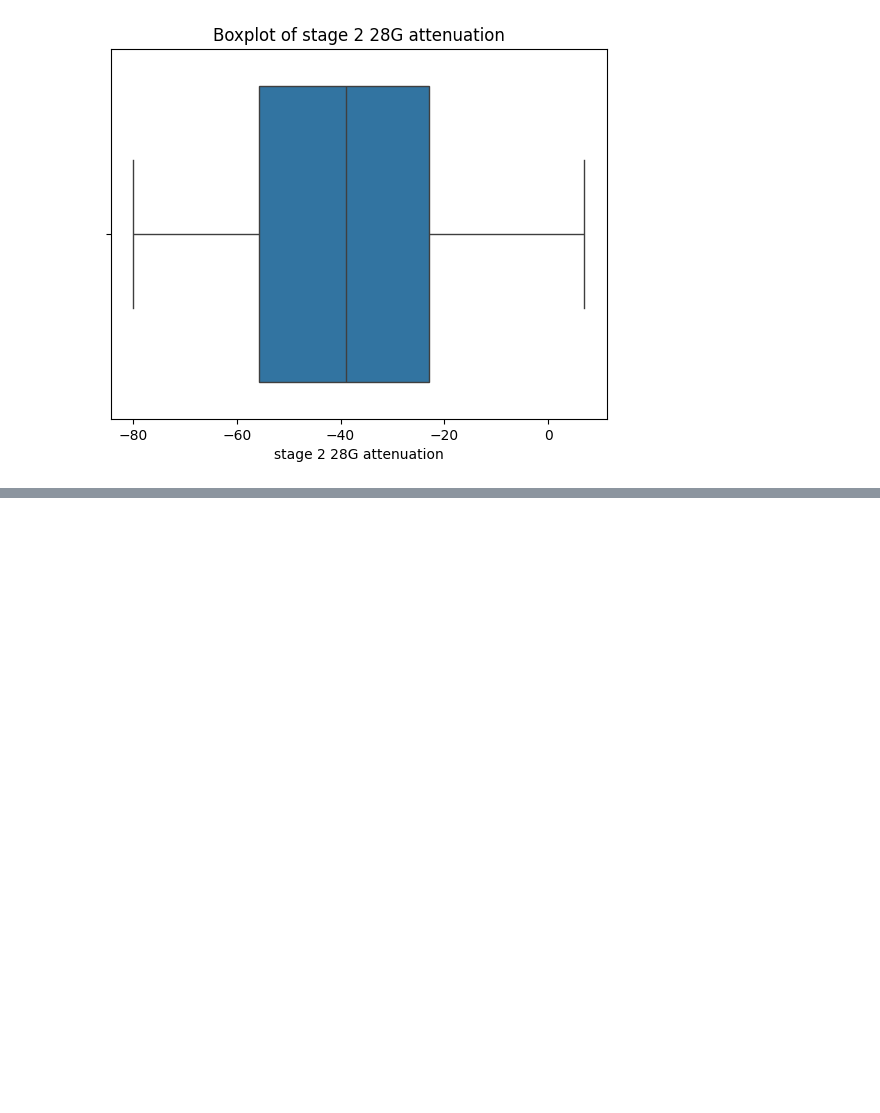
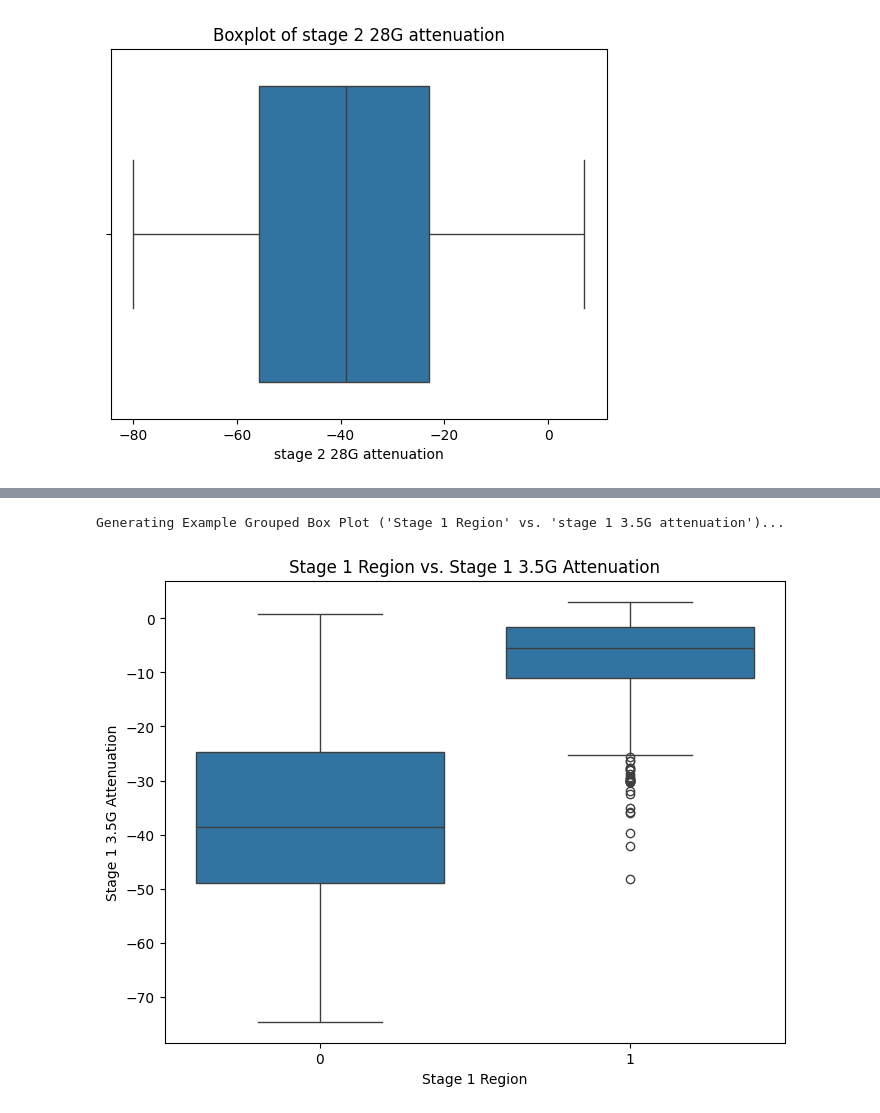
Before and after one commit to Oysturn-Vas/Machine-Learning-for-CTLE-Circuit-Generation, a Jupyter notebook: visualization.ipynb, the cells around one changed output, grey strips where cells are left out. Saved outputs shown, nothing was run; the diff lists cells and outputs as text; code cells hidden in the pictures; blank space fills up the shorter version.

```diff
--- a/visualization.ipynb
+++ b/visualization.ipynb
@@ -141,0 +213,19 @@ for col in target_cols:
+# %%
+# Grouped Box Plots (Categorical Feature vs. Target - Example: 'Stage 1 Region' vs. 'stage 1 3.5G attenuation')
+print(
+    "\nGenerating Example Grouped Box Plot ('Stage 1 Region' vs. 'stage 1 3.5G attenuation')..."
+)
+if "Stage 1 Region" in df.columns and "stage 1 3.5G attenuation" in df.columns:
+    plt.figure(figsize=(8, 6))
+    sns.boxplot(x="Stage 1 Region", y="stage 1 3.5G attenuation", data=df)
+    plt.title("Stage 1 Region vs. Stage 1 3.5G Attenuation")
+    plt.xlabel("Stage 1 Region")
+    plt.ylabel("Stage 1 3.5G Attenuation")
+    plt.show()
+else:
+    print(
+        "Cannot generate grouped box plot: 'Stage 1 Region' or 'stage 1 3.5G attenuation' not found."
+    )
+# %% [output]
+Generating Example Grouped Box Plot ('Stage 1 Region' vs. 'stage 1 3.5G attenuation')...
+[figure, added]
```
Also changed, not shown: parts of 11 cells of this notebook, 2 other files.
